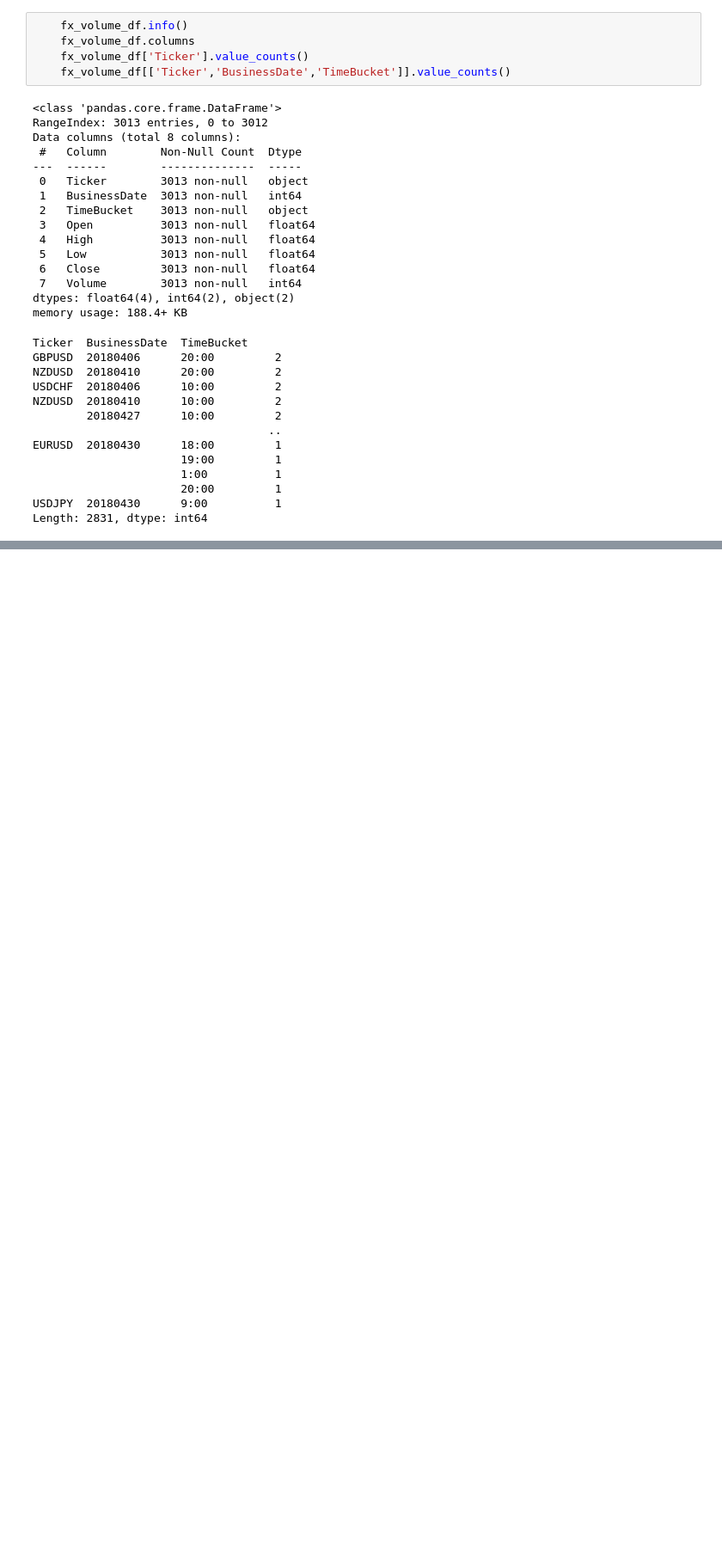
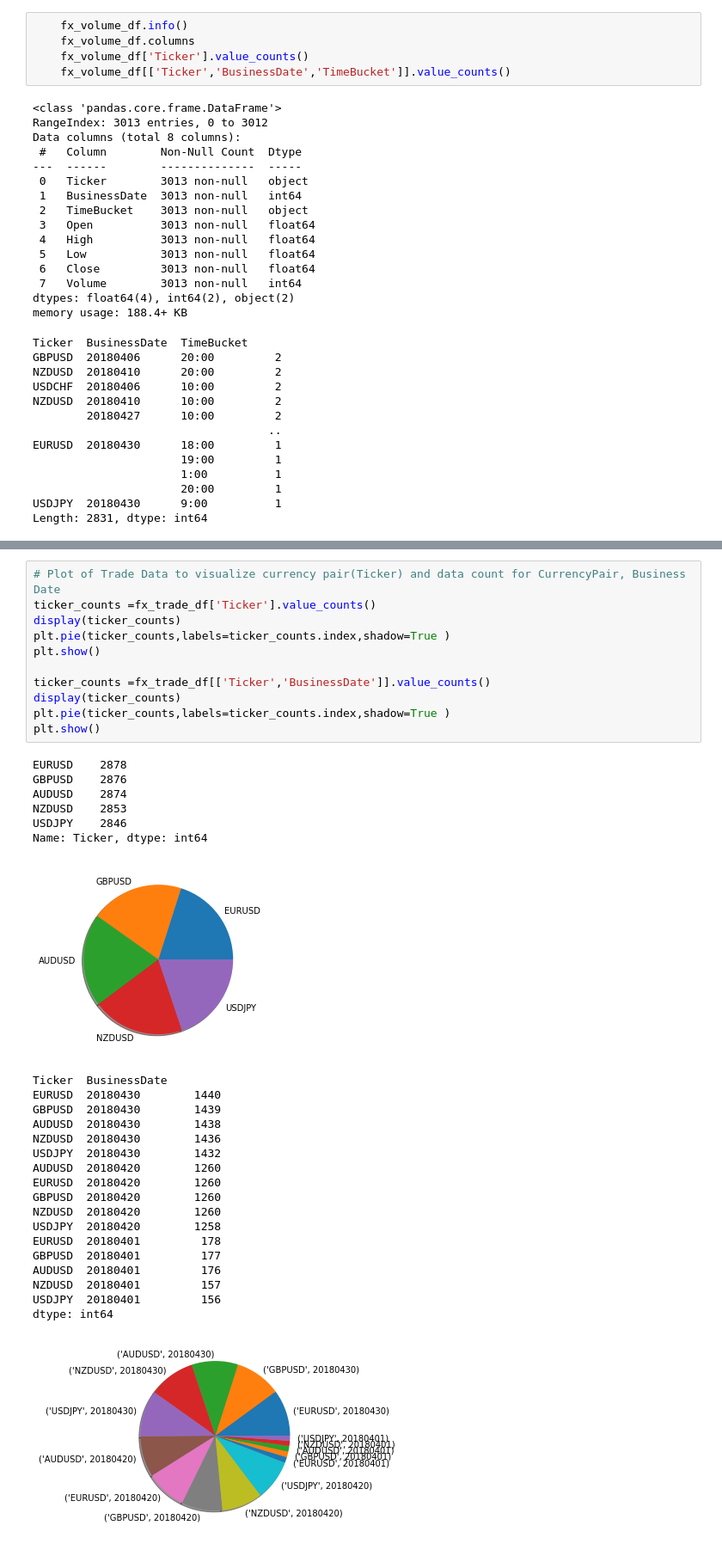
Before and after one commit to vadaliah/CS5260, a Jupyter notebook: VWAP ML Model Assignment3.ipynb, the cells around one changed output, grey strips where cells are left out. Shown: that part at 86% size. Saved outputs shown, nothing was run; the diff lists cells and outputs as text; blank space fills up the shorter version.

```diff
--- a/VWAP ML Model Assignment3.ipynb
+++ b/VWAP ML Model Assignment3.ipynb
@@ -117,0 +162,37 @@ Length: 855, dtype: int64
+# %%
+# Plot of Trade Data to visualize currency pair(Ticker) and data count for CurrencyPair, Business Date
+ticker_counts =fx_trade_df['Ticker'].value_counts()
+display(ticker_counts)
+plt.pie(ticker_counts,labels=ticker_counts.index,shadow=True )
+plt.show()
+
+ticker_counts =fx_trade_df[['Ticker','BusinessDate']].value_counts()
+display(ticker_counts)
+plt.pie(ticker_counts,labels=ticker_counts.index,shadow=True )
+plt.show()
+# %% [output]
+EURUSD    2878
+GBPUSD    2876
+AUDUSD    2874
+NZDUSD    2853
+USDJPY    2846
+Name: Ticker, dtype: int64
+[figure, added]
+Ticker  BusinessDate
+EURUSD  20180430        1440
+GBPUSD  20180430        1439
+AUDUSD  20180430        1438
+NZDUSD  20180430        1436
+USDJPY  20180430        1432
+AUDUSD  20180420        1260
+EURUSD  20180420        1260
+GBPUSD  20180420        1260
+NZDUSD  20180420        1260
+USDJPY  20180420        1258
+EURUSD  20180401         178
+GBPUSD  20180401         177
+AUDUSD  20180401         176
+NZDUSD  20180401         157
+USDJPY  20180401         156
+dtype: int64
+[figure, added]
```
Also changed, not shown: parts of 7 cells of this notebook.
